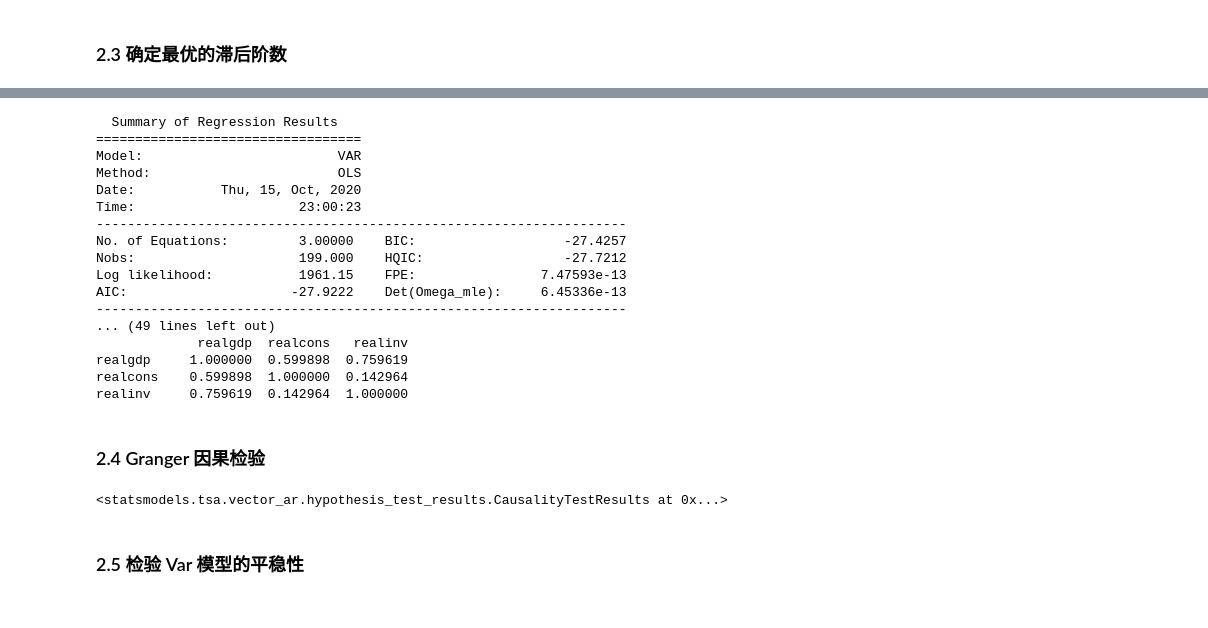
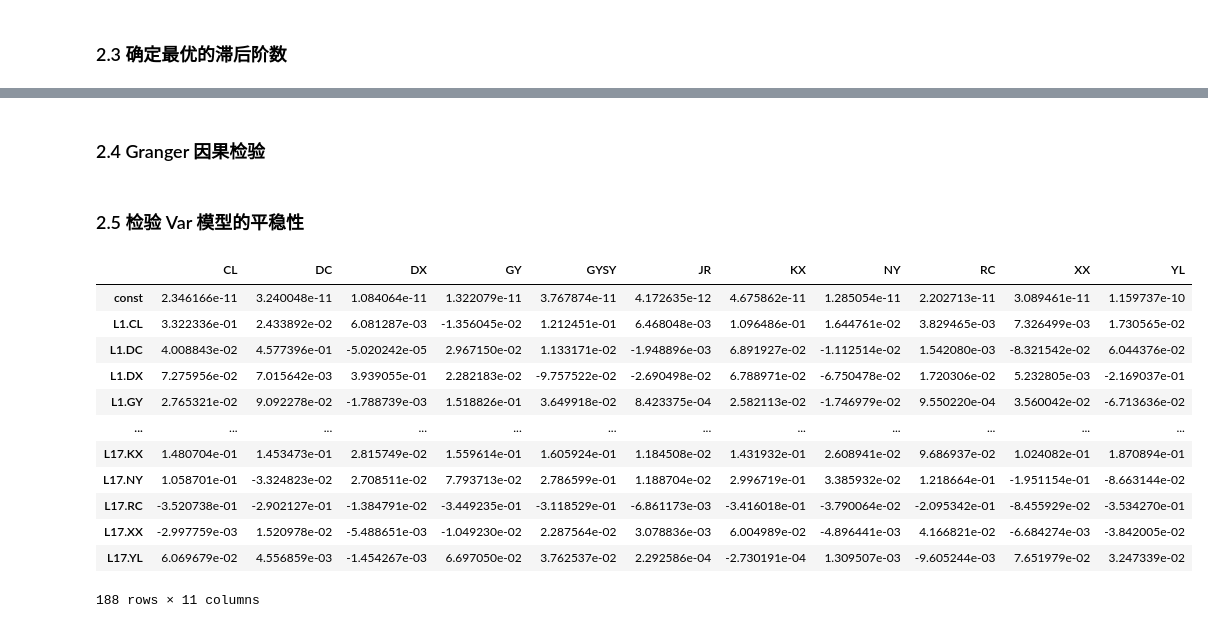
Before and after one commit to jyyskywalker/liquidity, a Jupyter notebook: test_1.ipynb, the cells around one changed output, grey strips where cells are left out. Saved outputs shown, nothing was run; the diff lists cells and outputs as text; code cells hidden in the pictures.

```diff
--- a/test_1.ipynb
+++ b/test_1.ipynb
@@ -370,31 +293,27 @@ results = model.fit(maxlags = 15, ic='aic')
-# %%
-results.summary()
-# %% [output]
-  Summary of Regression Results
-==================================
-Model:                         VAR
-Method:                        OLS
-Date:           Thu, 15, Oct, 2020
-Time:                     23:00:23
---------------------------------------------------------------------
-No. of Equations:         3.00000    BIC:                   -27.4257
-Nobs:                     199.000    HQIC:                  -27.7212
-Log likelihood:           1961.15    FPE:                7.47593e-13
-AIC:                     -27.9222    Det(Omega_mle):     6.45336e-13
---------------------------------------------------------------------
-... (49 lines left out)
-             realgdp  realcons   realinv
-realgdp     1.000000  0.599898  0.759619
-realcons    0.599898  1.000000  0.142964
-realinv     0.759619  0.142964  1.000000
 # %% [markdown]
 ### 2.4 Granger 因果检验
-# %%
-results.test_causality('realgdp',['realinv', 'realcons'], kind = 'f')
-# %% [output]
-<statsmodels.tsa.vector_ar.hypothesis_test_results.CausalityTestResults at 0x...>
 # %% [markdown]
 ### 2.5 检验 Var 模型的平稳性
+# %%
+df = pd.read_csv('zong.csv', index_col = 'index')
+model = VAR(df)
+model.select_order(15)
+results = model.fit(ic='aic')
+results.params
+# %% [output]
+|  | CL | DC | DX | GY | GYSY | JR | KX | NY | RC | XX | YL |
+| const | 2.346166e-11 | 3.240048e-11 | 1.084064e-11 | 1.322079e-11 | 3.767874e-11 | 4.172635e-12 | 4.675862e-11 | 1.285054e-11 | 2.202713e-11 | 3.089461e-11 | 1.159737e-10 |
+| L1.CL | 3.322336e-01 | 2.433892e-02 | 6.081287e-03 | -1.356045e-02 | 1.212451e-01 | 6.468048e-03 | 1.096486e-01 | 1.644761e-02 | 3.829465e-03 | 7.326499e-03 | 1.730565e-02 |
+| L1.DC | 4.008843e-02 | 4.577396e-01 | -5.020242e-05 | 2.967150e-02 | 1.133171e-02 | -1.948896e-03 | 6.891927e-02 | -1.112514e-02 | 1.542080e-03 | -8.321542e-02 | 6.044376e-02 |
+| L1.DX | 7.275956e-02 | 7.015642e-03 | 3.939055e-01 | 2.282183e-02 | -9.757522e-02 | -2.690498e-02 | 6.788971e-02 | -6.750478e-02 | 1.720306e-02 | 5.232805e-03 | -2.169037e-01 |
+| L1.GY | 2.765321e-02 | 9.092278e-02 | -1.788739e-03 | 1.518826e-01 | 3.649918e-02 | 8.423375e-04 | 2.582113e-02 | -1.746979e-02 | 9.550220e-04 | 3.560042e-02 | -6.713636e-02 |
+| ... | ... | ... | ... | ... | ... | ... | ... | ... | ... | ... | ... |
+| L17.KX | 1.480704e-01 | 1.453473e-01 | 2.815749e-02 | 1.559614e-01 | 1.605924e-01 | 1.184508e-02 | 1.431932e-01 | 2.608941e-02 | 9.686937e-02 | 1.024082e-01 | 1.870894e-01 |
+| L17.NY | 1.058701e-01 | -3.324823e-02 | 2.708511e-02 | 7.793713e-02 | 2.786599e-01 | 1.188704e-02 | 2.996719e-01 | 3.385932e-02 | 1.218664e-01 | -1.951154e-01 | -8.663144e-02 |
+| L17.RC | -3.520738e-01 | -2.902127e-01 | -1.384791e-02 | -3.449235e-01 | -3.118529e-01 | -6.861173e-03 | -3.416018e-01 | -3.790064e-02 | -2.095342e-01 | -8.455929e-02 | -3.534270e-01 |
+| L17.XX | -2.997759e-03 | 1.520978e-02 | -5.488651e-03 | -1.049230e-02 | 2.287564e-02 | 3.078836e-03 | 6.004989e-02 | -4.896441e-03 | 4.166821e-02 | -6.684274e-03 | -3.842005e-02 |
+| L17.YL | 6.069679e-02 | 4.556859e-03 | -1.454267e-03 | 6.697050e-02 | 3.762537e-02 | 2.292586e-04 | -2.730191e-04 | 1.309507e-03 | -9.605244e-03 | 7.651979e-02 | 3.247339e-02 |
+188 rows × 11 columns
 # %%
 # 商业银行
 # 多元化银行
```
Also changed, not shown: parts of 31 cells of this notebook, 13 other files.
